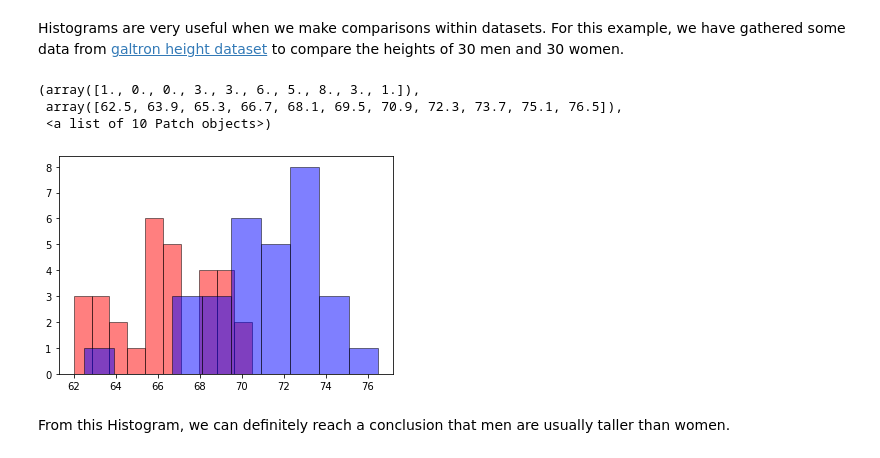
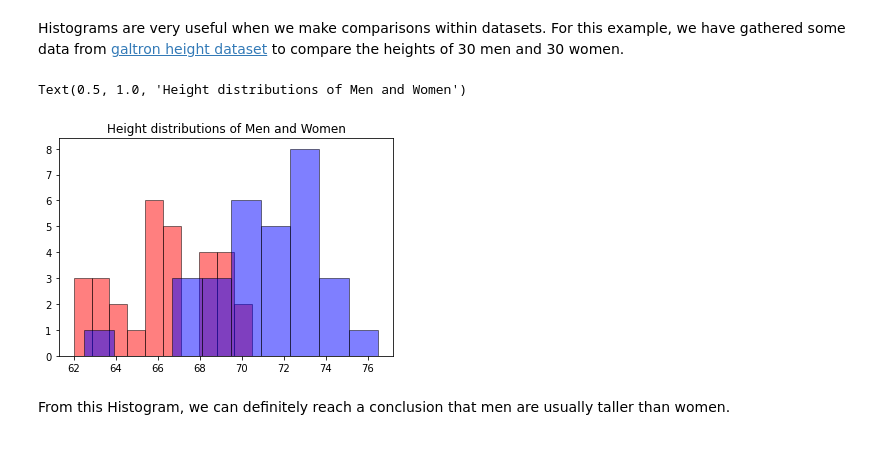
Before and after one commit to ytu-cvlab/mce-51069, a Jupyter notebook: _notebooks/2020-12-16-week1-day3.ipynb, the cells around one changed output. Saved outputs shown, nothing was run; the diff lists cells and outputs as text; code cells hidden in the pictures.

```diff
--- a/_notebooks/2020-12-16-week1-day3.ipynb
+++ b/_notebooks/2020-12-16-week1-day3.ipynb
@@ -335,19 +335,19 @@ plt.hist(x, bins=50, color='steelblue',edgecolor='black');
 # %% [markdown]
 Histograms are very useful when we make comparisons within datasets. For this example, we have gathered some data from [galtron height dataset](https://dataverse.harvard.edu/file.xhtml?persistentId=doi:10.7910/DVN/T0HSJ1/WO9T4N&version=1.1) to compare the heights of 30 men and 30 women.
 # %%
+
 #Heights of 30 random women in inches
 w = [69.2,69,69,65.5,65.5,68,67,64.5,63,66.5,62.5,62.5,69.5,70.5,64,70.5,68,66,66,65.5,68,67,67,66,63.5,63,65,66.7,68.7,62]
 
 #Heights of 30 random men in inches
 m = [73.2,73.5,72.5,71,70.5,68.5,72,69,68,76.5,74,73,73,74,70,68,67,71,70.5,72,70.5,70.2,70.2,69.2,74,73,71.5,62.5,73.2,73]
 
 plt.hist(w, bins=10,color='red',edgecolor='black', alpha =0.5)
 plt.hist(m, bins=10,color='blue',edgecolor='black', alpha =0.5)
+plt.title("Height distributions of Men and Women")
 # %% [output]
-(array([1., 0., 0., 3., 3., 6., 5., 8., 3., 1.]),
- array([62.5, 63.9, 65.3, 66.7, 68.1, 69.5, 70.9, 72.3, 73.7, 75.1, 76.5]),
- <a list of 10 Patch objects>)
+Text(0.5, 1.0, 'Height distributions of Men and Women')
-[figure, old version]
+[figure, new version]
 # %% [markdown]
 From this Histogram, we can definitely reach a conclusion that men are usually taller than women.
 # %% [markdown]
```
Also changed, not shown: parts of 5 cells of this notebook.
